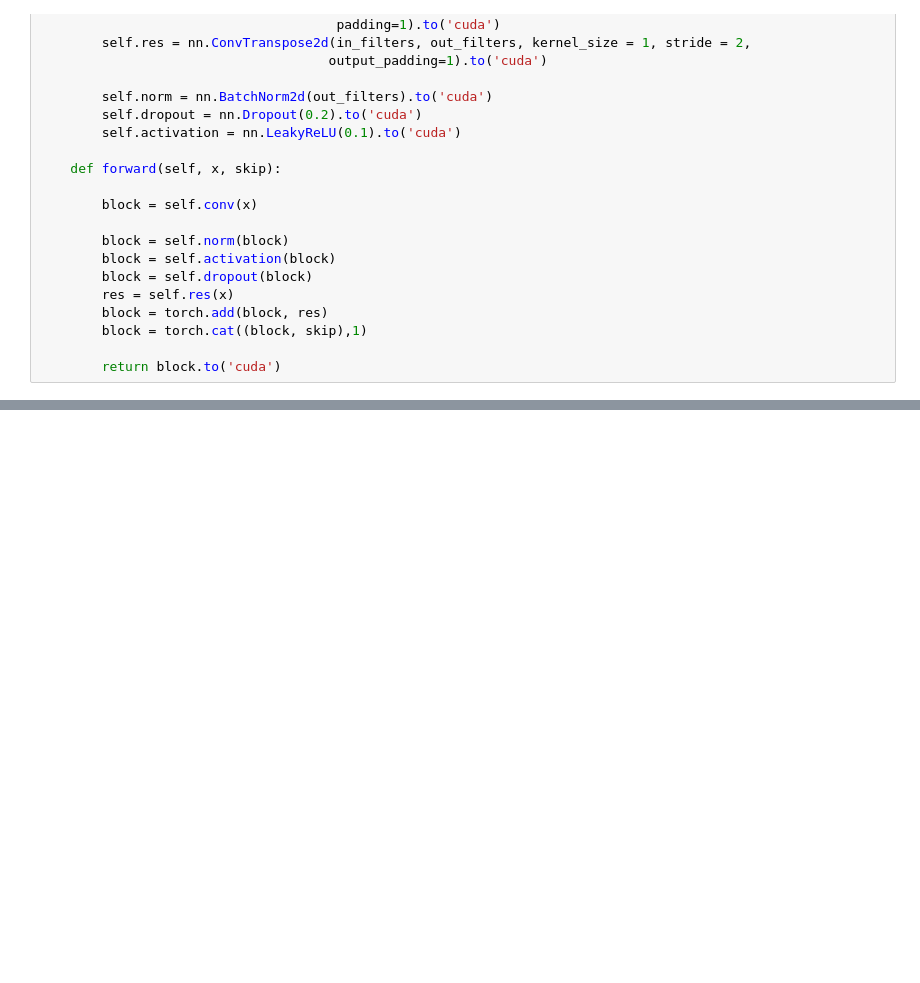
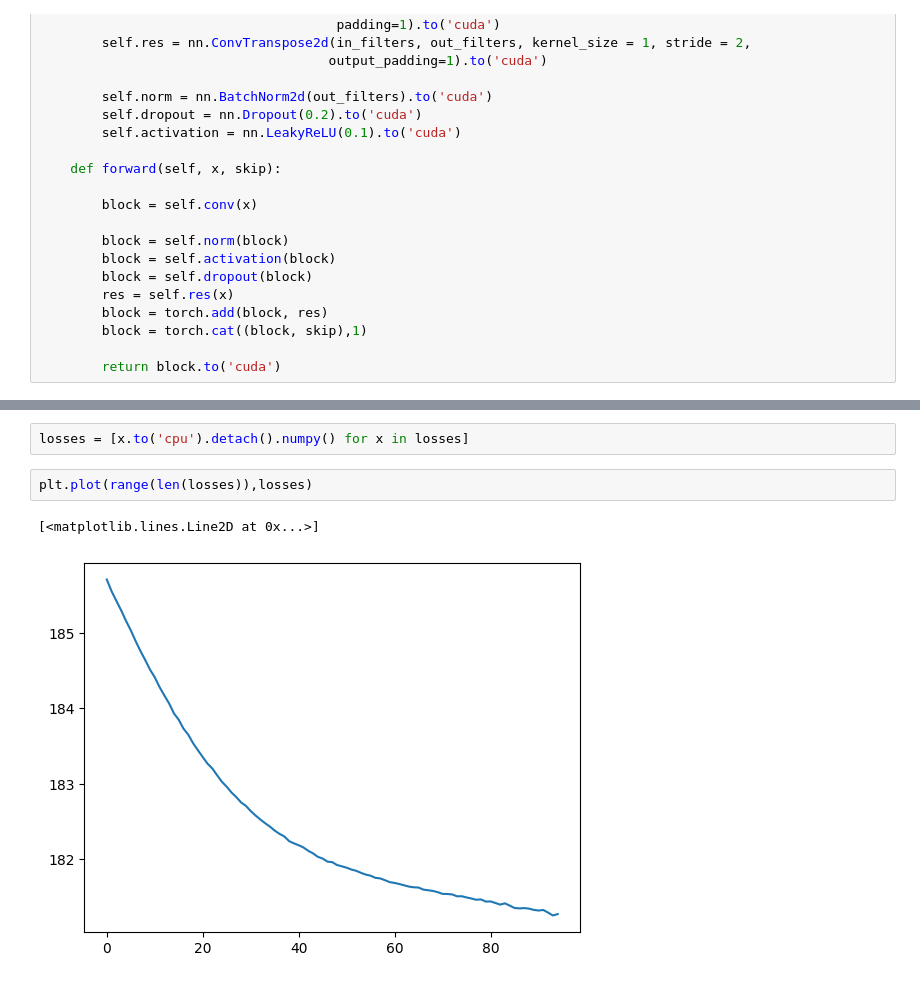
Before and after one commit to jlombino/ColorizerTorchPort, a Jupyter notebook: colors.ipynb, the cells around one changed output, grey strips where cells are left out. Saved outputs shown, nothing was run; the diff lists cells and outputs as text; blank space fills up the shorter version.

```diff
--- a/colors.ipynb
+++ b/colors.ipynb
@@ -289,0 +271,7 @@ display_images(4, 0, 0, train_dir)
+# %%
+losses = [x.to('cpu').detach().numpy() for x in losses]
+# %%
+plt.plot(range(len(losses)),losses)
+# %% [output]
+[<matplotlib.lines.Line2D at 0x...>]
+[figure, added]
```
Also changed, not shown: parts of 13 cells of this notebook.
